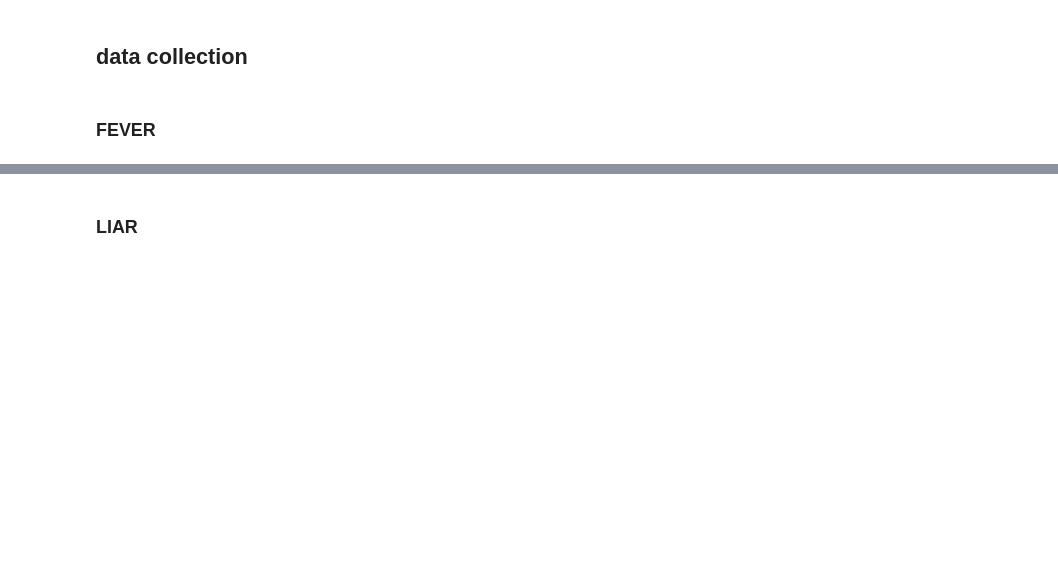
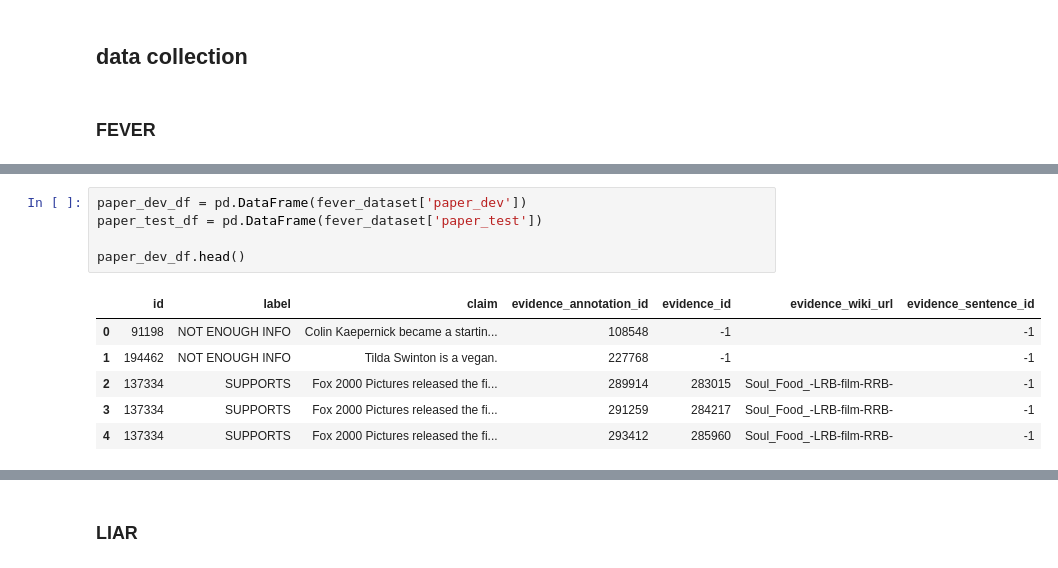
Before and after one commit to phon1e/phon1e, a Jupyter notebook: NLP/main_module/TEST01.ipynb, the cells around one changed output, grey strips where cells are left out. Saved outputs shown, nothing was run; the diff lists cells and outputs as text; blank space fills up the shorter version.

```diff
--- a/NLP/main_module/TEST01.ipynb
+++ b/NLP/main_module/TEST01.ipynb
@@ -21,0 +47,12 @@ label_type_ls
+# %%
+paper_dev_df = pd.DataFrame(fever_dataset['paper_dev'])
+paper_test_df = pd.DataFrame(fever_dataset['paper_test'])
+
+paper_dev_df.head()
+# %% [output]
+|  | id | label | claim | evidence_annotation_id | evidence_id | evidence_wiki_url | evidence_sentence_id |
+| 0 | 91198 | NOT ENOUGH INFO | Colin Kaepernick became a startin... | 108548 | -1 |  | -1 |
+| 1 | 194462 | NOT ENOUGH INFO | Tilda Swinton is a vegan. | 227768 | -1 |  | -1 |
+| 2 | 137334 | SUPPORTS | Fox 2000 Pictures released the fi... | 289914 | 283015 | Soul_Food_-LRB-film-RRB- | -1 |
+| 3 | 137334 | SUPPORTS | Fox 2000 Pictures released the fi... | 291259 | 284217 | Soul_Food_-LRB-film-RRB- | -1 |
+| 4 | 137334 | SUPPORTS | Fox 2000 Pictures released the fi... | 293412 | 285960 | Soul_Food_-LRB-film-RRB- | -1 |
```
Also changed, not shown: parts of 45 cells of this notebook.
